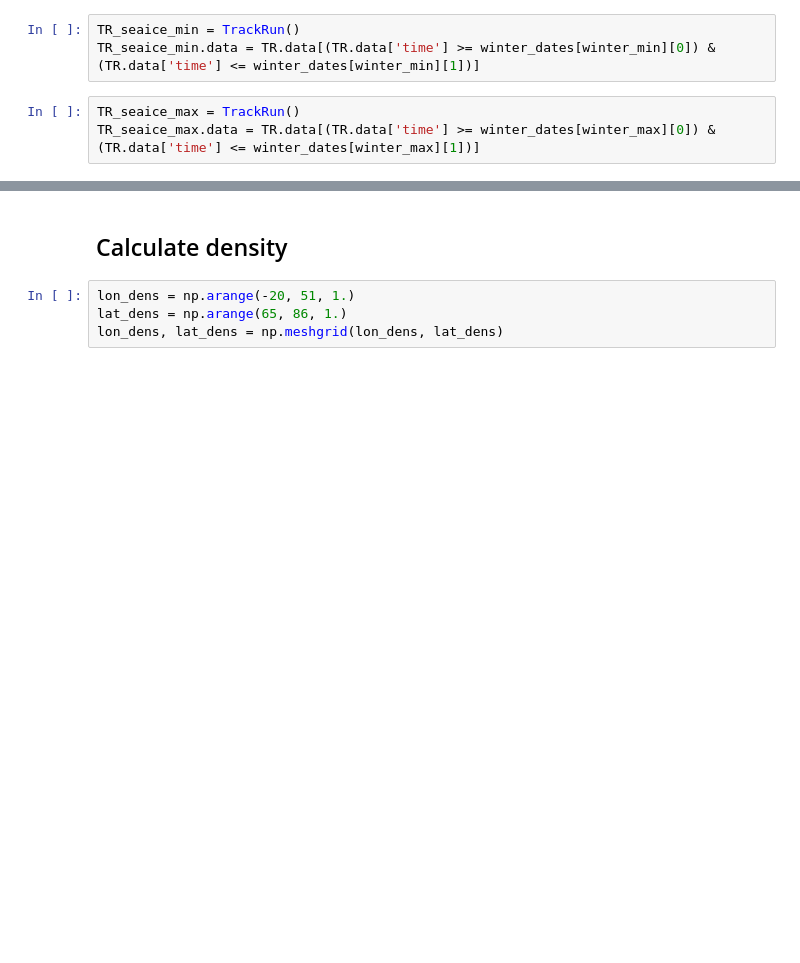
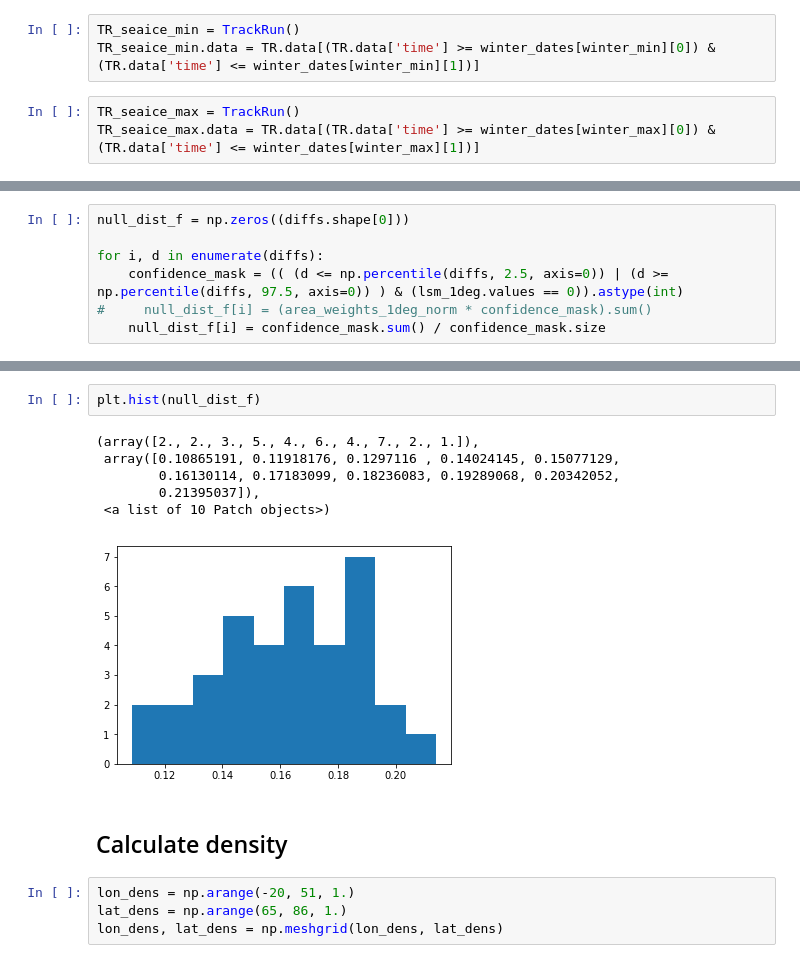
Before and after one commit to dennissergeev/pmc_clim, a Jupyter notebook: code/Sea-Ice.ipynb, the cells around one changed output, grey strips where cells are left out. Saved outputs shown, nothing was run; the diff lists cells and outputs as text; blank space fills up the shorter version.

```diff
--- a/code/Sea-Ice.ipynb
+++ b/code/Sea-Ice.ipynb
@@ -191,0 +333,7 @@ TR_seaice_max.data = TR.data[(TR.data['time'] >= winter_dates[winter_max][0]) &
+# %%
+null_dist_f = np.zeros((diffs.shape[0]))
+
+for i, d in enumerate(diffs):
+    confidence_mask = (( (d <= np.percentile(diffs, 2.5, axis=0)) | (d >= np.percentile(diffs, 97.5, axis=0)) ) & (lsm_1deg.values == 0)).astype(int)
+#     null_dist_f[i] = (area_weights_1deg_norm * confidence_mask).sum()
+    null_dist_f[i] = confidence_mask.sum() / confidence_mask.size
@@ -192,3 +350,12 @@ TR_seaice_max.data = TR.data[(TR.data['time'] >= winter_dates[winter_max][0]) &
+# %%
+plt.hist(null_dist_f)
+# %% [output]
+(array([2., 2., 3., 5., 4., 6., 4., 7., 2., 1.]),
+ array([0.10865191, 0.11918176, 0.1297116 , 0.14024145, 0.15077129,
+        0.16130114, 0.17183099, 0.18236083, 0.19289068, 0.20342052,
+        0.21395037]),
+ <a list of 10 Patch objects>)
+[figure, added]
 # %% [markdown]
 ## Calculate density
 # %%
```
Also changed, not shown: parts of 37 cells of this notebook.
